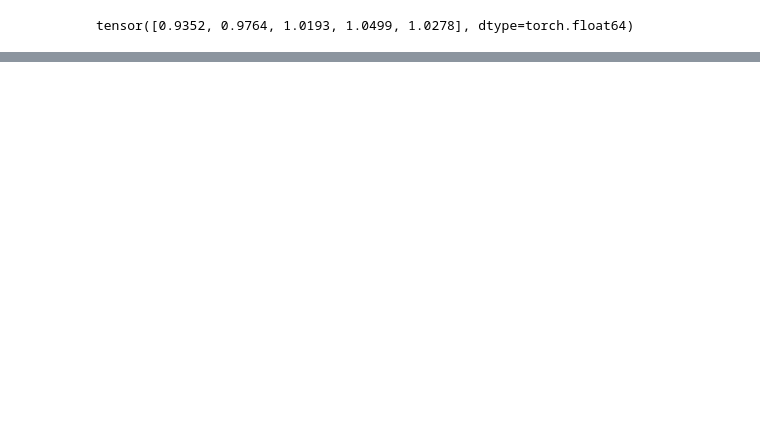
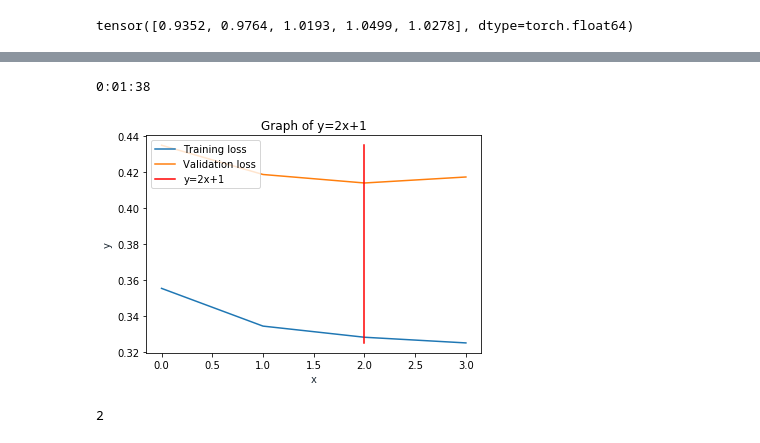
Before and after one commit to OnerInce/ml-earthquake, a Jupyter notebook: neuralNetwork.ipynb, the cells around one changed output, grey strips where cells are left out. Saved outputs shown, nothing was run; the diff lists cells and outputs as text; code cells hidden in the pictures; blank space fills up the shorter version.

```diff
--- a/neuralNetwork.ipynb
+++ b/neuralNetwork.ipynb
@@ -215,6 +255,9 @@ for epoch in range(epochs):
     for i, (features, labels) in enumerate(train_loader):
         features = Variable(features)
         labels = Variable(labels)
+        if torch.cuda.is_available():
+            features = features.cuda()
+            labels = labels.cuda()
 
         optimizer.zero_grad()
         outputs = model(features.float())
@@ -223,6 +266,9 @@ for epoch in range(epochs):
         optimizer.step()
         train_loss_val += loss.item()
         num_of_train_iter = i
+        del features
+        del labels
+        torch.cuda.empty_cache()
     train_loss_val /= num_of_train_iter
 
     validation_loss_val = 0.0
@@ -234,6 +280,9 @@ for epoch in range(epochs):
     accuracy = 0.0
     for i, (features, labels) in enumerate( val_loader):
         features = Variable(features)
+        if torch.cuda.is_available():
+            features = features.cuda()
+            labels = labels.cuda()
         with torch.no_grad():
             outputs = model(features.float())
         loss = criterion(outputs.float(), labels)
@@ -244,14 +293,19 @@ for epoch in range(epochs):
         correct+= (predicted == labels).sum()
         accuracy += 100 * correct/total
         num_of_val_iter = i
+        del features
+        del labels
+        torch.cuda.empty_cache()
     validation_loss_val /= num_of_val_iter
     accuracy /=  num_of_val_iter
 
     cur_loss = validation_loss_val
 
-    if(cur_loss < old_loss):
+    if(cur_loss < best_loss):
         torch.save(model.state_dict(), 'weights_only.pth')
         early_stop_epoch = epoch
+        best_loss = cur_loss
+
     if(cur_loss > old_loss + loss_dicrease_threshold):
         loss_dicrease_count += 1
 
@@ -270,14 +324,14 @@ for epoch in range(epochs):
 
     train_loss.append(train_loss_val)
     validation_loss.append(validation_loss_val)
-    if(epoch % 5 == 0):
-        print("{")
-        print("Epoch: {}. Train Loss: {}. ".format(epoch, train_loss_val))
-        print("Epoch: {}. Validation Loss: {}. Validation Accuracy: {}.".format(epoch, validation_loss_val, accuracy))
-        print("}")
-    # print("{")
-    # print("Epoch: {}. Train Loss: {}. ".format(epoch, train_loss_val))
-    # print("Epoch: {}. Validation Loss: {}. Validation Accuracy: {}.".format(epoch, validation_loss_val, accuracy))
-    # print("}")
+    # if(epoch % 5 == 0):
+    #     print("{")
+    #     print("Epoch: {}. Train Loss: {}. ".format(epoch, train_loss_val))
+    #     print("Epoch: {}. Validation Loss: {}. Validation Accuracy: {}.".format(epoch, validation_loss_val, accuracy))
+    #     print("}")
+    print("{")
+    print("Epoch: {}. Train Loss: {}. ".format(epoch, train_loss_val))
+    print("Epoch: {}. Validation Loss: {}. Validation Accuracy: {}.".format(epoch, validation_loss_val, accuracy))
+    print("}")
 # %% [output]
 {
@@ -287,21 +354,34 @@ Epoch: 0. Validation Loss: 1.5825775933128776. Validation Accuracy: 30.947126388
 # %%
 b = datetime.datetime.now().replace(microsecond=0)
 print(b-a)
+import os,time
+counter = 0
+while(counter < 2):
+    os.system('spd-say "your program has finished"')
+    time.sleep(3)
+    counter += 1
+# %% [output]
+0:01:38
 # %%
 # plotting the training and validation loss
 plt.plot(train_loss, label='Training loss')
 plt.plot(validation_loss, label='Validation loss')
-x = np.full([100], early_stop_epoch, dtype = int)
-y = np.linspace(0, len(train_loss), 100)
+x = np.full([2], early_stop_epoch, dtype = int)
+y = np.linspace(min(train_loss), max(validation_loss), 2)
 plt.plot(x, y, '-r', label='y=2x+1')
 plt.title('Graph of y=2x+1')
 plt.xlabel('x', color='#1C2833')
 plt.ylabel('y', color='#1C2833')
 plt.legend(loc='upper left')
-plt.legend()
-plt.grid()
+# plt.legend()
+# plt.grid()
 plt.show()
+# %% [output]
+[figure, added]
 # %%
+print(early_stop_epoch)
 the_model = neuralNetwork(input_dim, 20,20, 20, output_dim, prob)
+# %% [output]
+2
 # %%
 the_model.load_state_dict(torch.load("weights_only.pth"))
```
Also changed, not shown: parts of 18 cells of this notebook, 3 other files.
